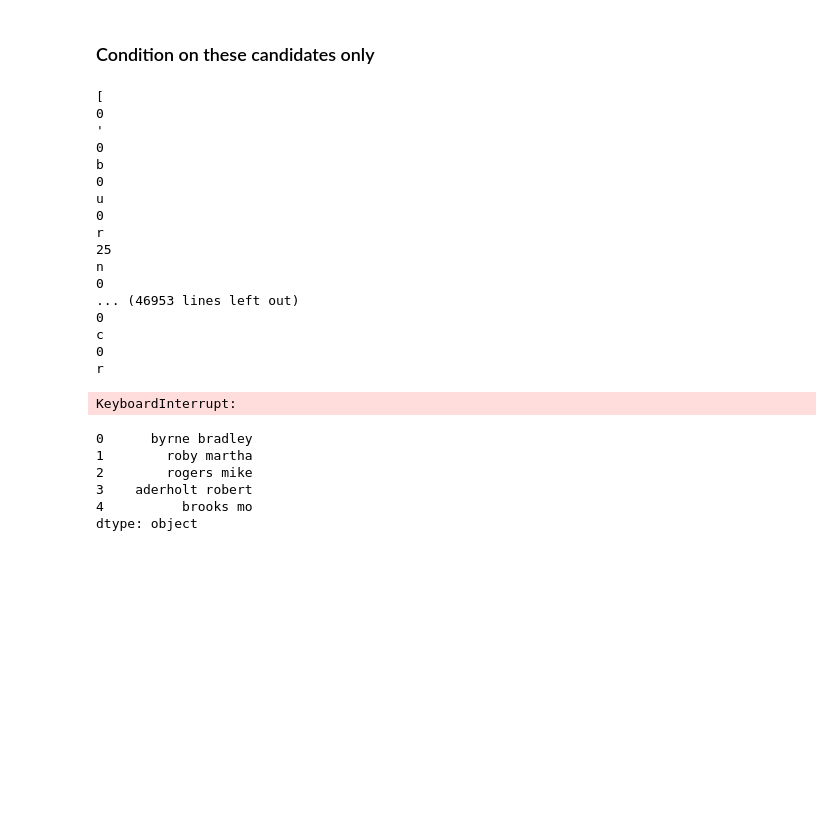
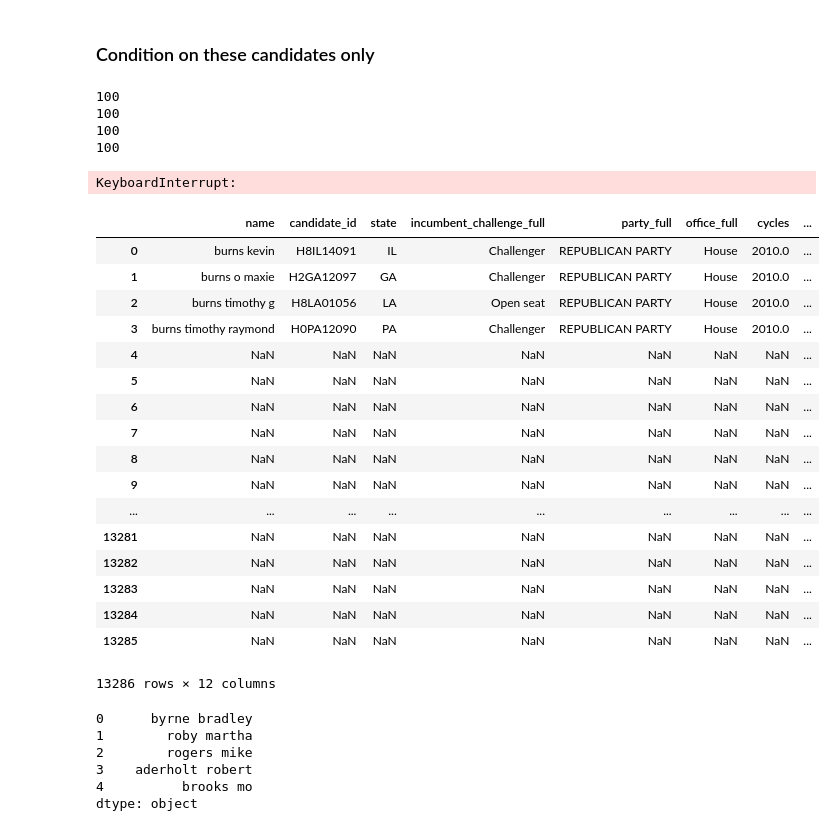
Before and after one commit to Nlorio/election-forecast, a Jupyter notebook: notebooks/FEC_collect_donors.ipynb, the cells around one changed output. Drawn from its saved outputs; the diff is of its cells as text; code cells hidden in the pictures; blank space fills up the shorter version.

```diff
--- a/notebooks/FEC_collect_donors.ipynb
+++ b/notebooks/FEC_collect_donors.ipynb
@@ -79,3 +75,5 @@ df_cand.to_pickle('df_cand.csv')
+# %%
+df_cand = pd.read_pickle('df_cand.pkl')
 # %%
 df_cand.head()
 # %% [output]
@@ -106,0 +107,3 @@ df_race_candidates.head() #House, Senate, Governor Race Candidates
+# %%
+for index, row in df_race_candidates.iterrows():
+    print(row.top_candidates)
@@ -114,33 +135,31 @@ from fuzzywuzzy import process
 # matche based on last names of candidates, race, and on the date
 # %%
 cols = np.append(df_cand.columns.values, np.array(['race_candidates', 'date_of_poll']))
-dimension_length = len(df_race_candidates.race_type)
+dimension_length = 2*len(df_race_candidates.race_type) + 10 # To account for potential extra rows
 df_selected_candidates = pd.DataFrame(np.full((dimension_length, len(cols)), np.nan), columns=cols)
 df_selected_candidates['election_years'] = df_selected_candidates['election_years'].astype(list)
 
-
 j = 0
 for index, race_row in df_race_candidates.iterrows():
+
+    race_type = race_row.race_type
+    race_date = datetime.strptime(race_row.date, '%Y-%m-%d')
+    race_candidates = race_row.top_candidates
+
     for index, row in df_cand.iterrows():
 
         last_name = row[0].split()[0]
         year = row.cycles
-        race = row.office_full
-
-        race_type = race_row.race_type
-        race_date = datetime.strptime(race_row.date, '%Y-%m-%d')
-        race_candidates = race_row.top_candidates
+        race = row.office_full.lower()
 
         for race_candidate in race_candidates:
-            print(race_candidate)
             score = fuzz.token_sort_ratio(last_name, race_candidate)
-            print(score)
-            if (score >= 80) & (race == race_type) & (year == race_date.year):
-                df_cand[i,:]['race_candidates'] = race_candidates
-                df_cand[i,:]['date_of_poll'] = race_date
-                print(df_cand[i,:])
-                break
-                df_selected_candidates[j,:] = df_cand[i, :]
+            if (score >= 100) & (race == race_type) & (year == race_date.year):
+                temp_row = df_cand.iloc[index, :]
+                temp_row['race_candidates'] = race_candidates
+                temp_row['date_of_poll'] = race_row.date
+                df_selected_candidates.iloc[j,:] = temp_row
+                print(j)
                 j += 1
 
 df_selected_candidates
@@ -151,24 +170,32 @@ df_selected_candidates
 
 #fuzz.token_sort_ratio("Catherine Gitau M.", "Gitau Catherine")
 # %% [output]
-[
-0
-'
-0
-b
-0
-u
-0
-r
-25
-n
-0
-... (46953 lines left out)
-0
-c
-0
-r
+100
+100
+100
+100
 KeyboardInterrupt:
+# %%
+df_selected_candidates
+# %% [output]
+|  | name | candidate_id | state | incumbent_challenge_full | party_full | office_full | cycles | ... |
+| 0 | burns kevin | H8IL14091 | IL | Challenger | REPUBLICAN PARTY | House | 2010.0 | ... |
+| 1 | burns o maxie | H2GA12097 | GA | Challenger | REPUBLICAN PARTY | House | 2010.0 | ... |
+| 2 | burns timothy g | H8LA01056 | LA | Open seat | REPUBLICAN PARTY | House | 2010.0 | ... |
+| 3 | burns timothy raymond | H0PA12090 | PA | Challenger | REPUBLICAN PARTY | House | 2010.0 | ... |
+| 4 | NaN | NaN | NaN | NaN | NaN | NaN | NaN | ... |
+| 5 | NaN | NaN | NaN | NaN | NaN | NaN | NaN | ... |
+| 6 | NaN | NaN | NaN | NaN | NaN | NaN | NaN | ... |
+| 7 | NaN | NaN | NaN | NaN | NaN | NaN | NaN | ... |
+| 8 | NaN | NaN | NaN | NaN | NaN | NaN | NaN | ... |
+| 9 | NaN | NaN | NaN | NaN | NaN | NaN | NaN | ... |
+| ... | ... | ... | ... | ... | ... | ... | ... | ... |
+| 13281 | NaN | NaN | NaN | NaN | NaN | NaN | NaN | ... |
+| 13282 | NaN | NaN | NaN | NaN | NaN | NaN | NaN | ... |
+| 13283 | NaN | NaN | NaN | NaN | NaN | NaN | NaN | ... |
+| 13284 | NaN | NaN | NaN | NaN | NaN | NaN | NaN | ... |
+| 13285 | NaN | NaN | NaN | NaN | NaN | NaN | NaN | ... |
+13286 rows × 12 columns
 # %%
 
 df_candidate_id[(df_candidate_id.name.str.contains(''))]
```
Also changed, not shown: parts of 6 cells of this notebook, 1 other file.
